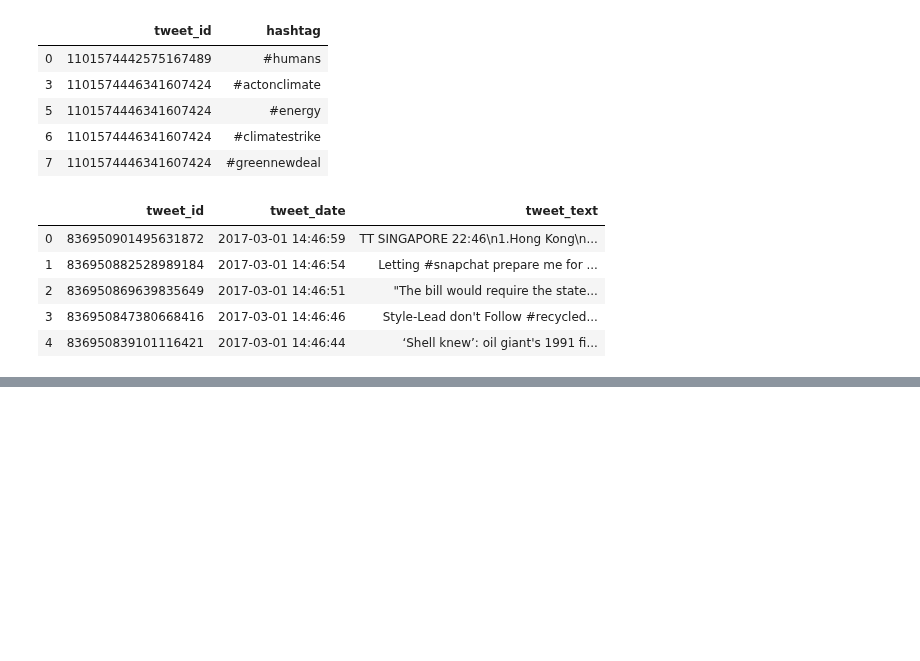
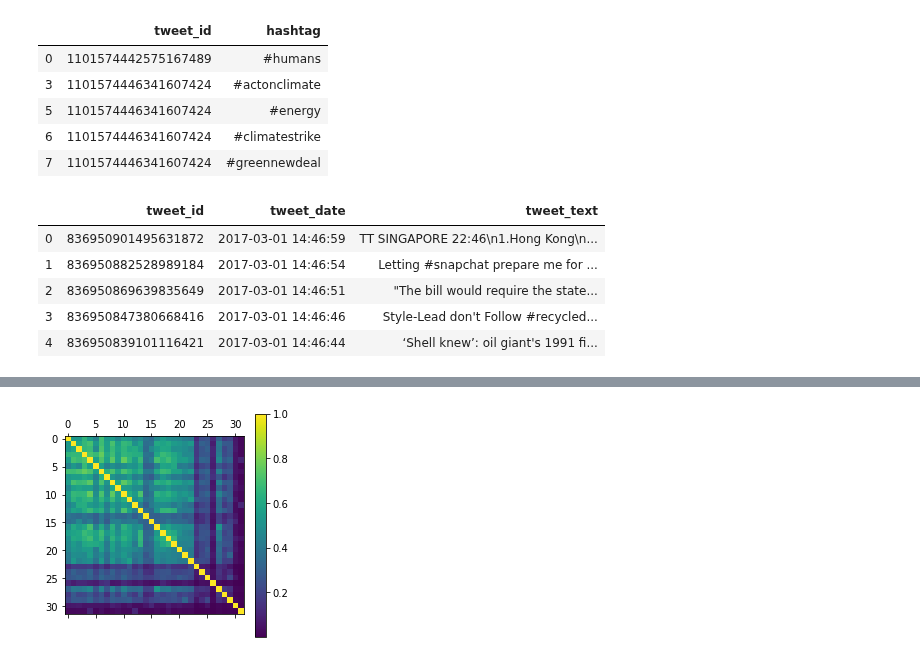
Before and after one commit to Mmiglio/ClimateAction, a Jupyter notebook: PageRankTemp.ipynb, the cells around one changed output, grey strips where cells are left out. Drawn from its saved outputs; the diff is of its cells as text; code cells hidden in the pictures; blank space fills up the shorter version.

```diff
--- a/PageRankTemp.ipynb
+++ b/PageRankTemp.ipynb
@@ -180,0 +198,6 @@ community_similarity
+# %%
+plt.matshow(community_similarity.corr())
+plt.colorbar()
+plt.show()
+# %% [output]
+[figure, added]
```
Also changed, not shown: parts of 6 cells of this notebook.
